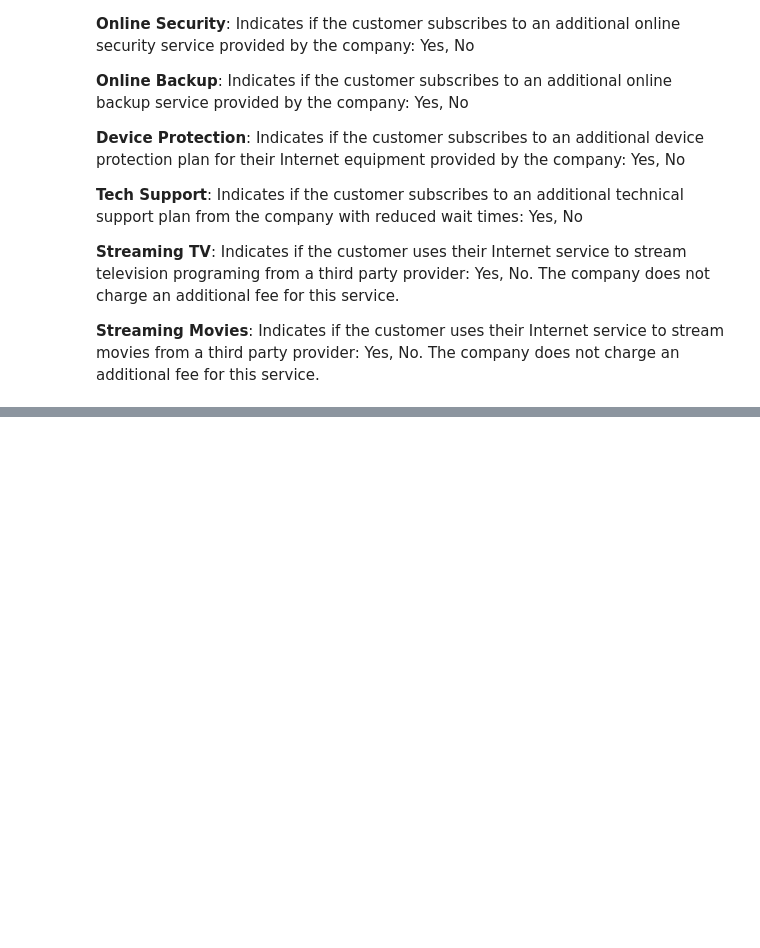
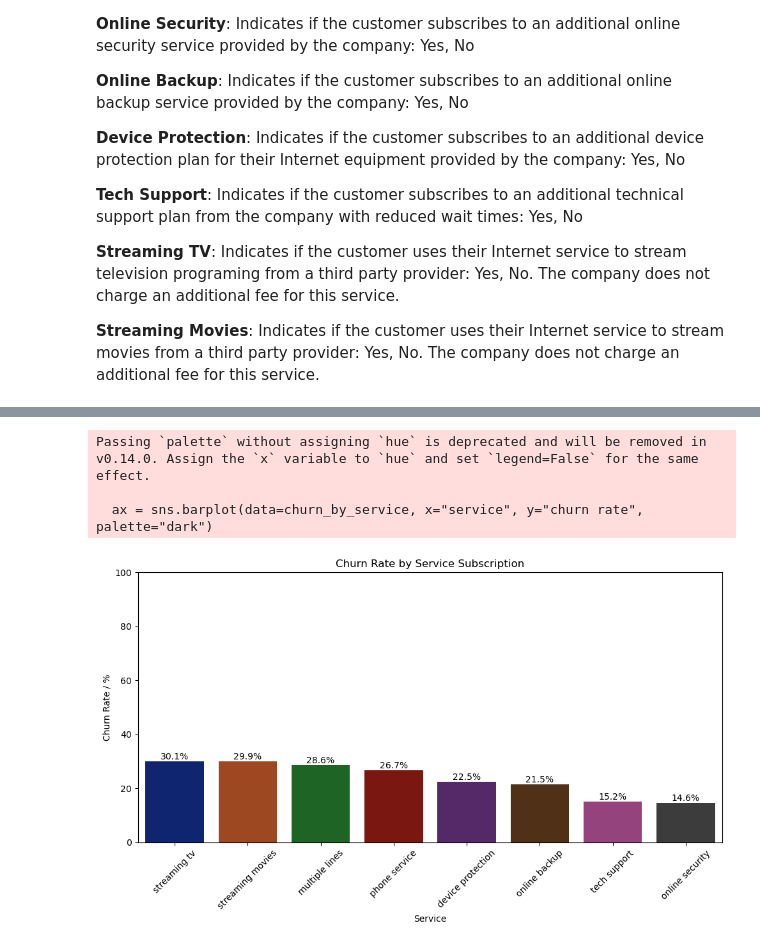
Before and after one commit to FranciszekMierzejewski/Churn-Predictor, a Jupyter notebook: notebooks/01_eda.ipynb, the cells around one changed output, grey strips where cells are left out. Cells and saved outputs as stored; diff of their text form; code cells hidden in the pictures; blank space fills up the shorter version.

```diff
--- a/notebooks/01_eda.ipynb
+++ b/notebooks/01_eda.ipynb
@@ -340,0 +445,33 @@ plt.show()
+# %%
+service_types = ["phone service", "multiple lines", "online security", "online backup", "device protection", "tech support", "streaming tv", "streaming movies"]
+
+churn_rates_by_service_types = {}
+
+for service in service_types:
+    churn_rate_by_service_type = df[df[service] == "Yes"]["churn value"].mean() * 100
+    churn_rates_by_service_types[service] = churn_rate_by_service_type
+
+churn_by_service = pd.DataFrame(churn_rates_by_service_types.items(), columns=["service", "churn rate"]).sort_values("churn rate", ascending=False)
+
+
+plt.figure(figsize=(10,6))
+ax = sns.barplot(data=churn_by_service, x="service", y="churn rate", palette="dark")
+
+for bar in ax.patches:
+    ax.annotate(f"{bar.get_height():.1f}%",
+                (bar.get_x() + bar.get_width()/2, bar.get_height()),
+                ha="center",
+                va="bottom",fontsize=10)
+
+plt.title("Churn Rate by Service Subscription")
+plt.xlabel("Service")
+plt.ylabel("Churn Rate / %")
+plt.xticks(rotation = 45)
+plt.ylim(0, 100)
+plt.tight_layout()
+plt.show()
+# %% [output]
+Passing `palette` without assigning `hue` is deprecated and will be removed in v0.14.0. Assign the `x` variable to `hue` and set `legend=False` for the same effect.
+
+  ax = sns.barplot(data=churn_by_service, x="service", y="churn rate", palette="dark")
+[figure, added]
```
Also changed, not shown: parts of 11 cells of this notebook.
